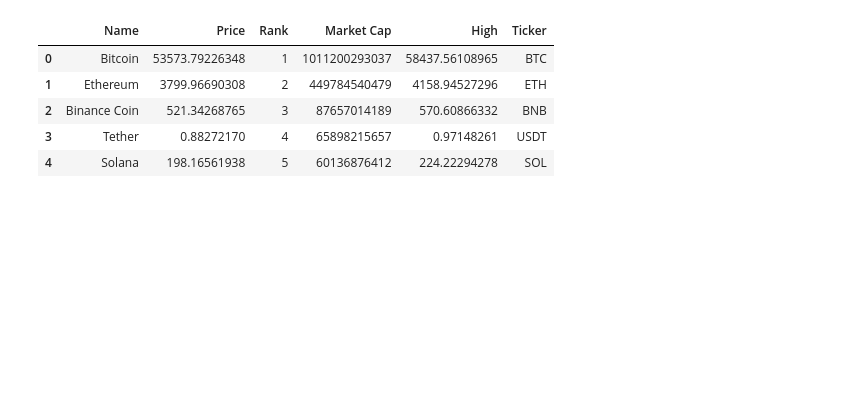
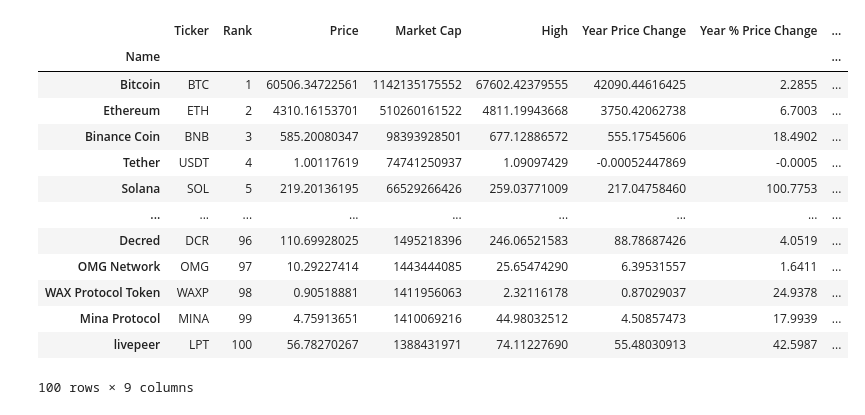
Before and after one commit to samuelroiz/Crypto_Analysis, a Jupyter notebook: Currency_comparer.ipynb, the cells around one changed output. Drawn from its saved outputs; the diff is of its cells as text; code cells hidden in the pictures; blank space fills up the shorter version.

```diff
--- a/Currency_comparer.ipynb
+++ b/Currency_comparer.ipynb
@@ -14,7 +14,7 @@ from scipy.stats import linregress
 from matplotlib import pyplot as plt
 import urllib.request
 # %%
-url = f"https://api.nomics.com/v1/currencies/ticker?key={nomics_key}&interval=365d&convert=&per-page=100&page=1"
+url = f"https://api.nomics.com/v1/currencies/ticker?key={nomics_key}&interval=30d,365d&convert=&per-page=100&page=1"
 
 response = requests.get(url).json()
 
@@ -38,45 +38,76 @@ print(json.dumps(response, indent=4, sort_keys=True))
     }
 ]
-# %%
-url = f"https://api.nomics.com/v1/currencies/ticker?key={nomics_key}&interval=365d&convert=EUR&per-page=100&page=1"
-
-response = requests.get(url).json()
 # %%
 
 
 name = []
 price = []
 rank = []
 cap = []
 high = []
 ticker = []
+year_price_change = []
+year_pct_price_change = []
+year_mktcap_change = []
+year_pct_mktcap_change = []
 set_index = 0
 for currency in response:
-    name.append(response[set_index]["name"])
-    ticker.append(response[set_index]['currency'])
-    rank.append(response[set_index]['rank'])
-    price.append(response[set_index]['price'])
-    cap.append(response[set_index]['market_cap'])
-    high.append(response[set_index]['high'])
-    set_index += 1
+    try:
+        name.append(response[set_index]["name"])
+        ticker.append(response[set_index]['currency'])
+        rank.append(response[set_index]['rank'])
+        price.append(response[set_index]['price'])
+        cap.append(response[set_index]['market_cap'])
+        high.append(response[set_index]['high'])
+
+        ypchange = response[set_index]['365d']['price_change']
+        year_price_change.append(ypchange)
+
+        yppchange = response[set_index]['365d']['price_change_pct']
+        year_pct_price_change.append(yppchange)
+
+        mpchange = response[set_index]['365d']["price_change"]
+        year_mktcap_change.append(mpchange)
+
+        mppchange = response[set_index]['365d']["price_change_pct"]
+        year_pct_mktcap_change.append(mppchange)
+
+        set_index += 1
+
+    except(KeyError):
+        year_mktcap_change.append("")
+        year_pct_mktcap_change.append("")
+        set_index += 1
 
 currency_df = pd.DataFrame({
     "Name": name,
+    "Ticker": ticker,
+    "Rank": rank,
     "Price": price,
-    "Rank": rank,
     "Market Cap": cap,
     "High": high,
-    "Ticker": ticker,
+    "Year Price Change": year_price_change,
+    "Year % Price Change": year_pct_price_change,
+    "Year Market Cap Change": year_mktcap_change,
+    "Year % Market Cap Change": year_pct_mktcap_change,
 })
-
-currency_df.head()
+currency_df.set_index('Name', inplace=True)
+currency_df.head(100)
 # %% [output]
-|  | Name | Price | Rank | Market Cap | High | Ticker |
-| 0 | Bitcoin | 53573.79226348 | 1 | 1011200293037 | 58437.56108965 | BTC |
-| 1 | Ethereum | 3799.96690308 | 2 | 449784540479 | 4158.94527296 | ETH |
-| 2 | Binance Coin | 521.34268765 | 3 | 87657014189 | 570.60866332 | BNB |
-| 3 | Tether | 0.88272170 | 4 | 65898215657 | 0.97148261 | USDT |
-| 4 | Solana | 198.16561938 | 5 | 60136876412 | 224.22294278 | SOL |
+|  | Ticker | Rank | Price | Market Cap | High | Year Price Change | Year % Price Change | ... |
+| Name |  |  |  |  |  |  |  | ... |
+| Bitcoin | BTC | 1 | 60506.34722561 | 1142135175552 | 67602.42379555 | 42090.44616425 | 2.2855 | ... |
+| Ethereum | ETH | 2 | 4310.16153701 | 510260161522 | 4811.19943668 | 3750.42062738 | 6.7003 | ... |
+| Binance Coin | BNB | 3 | 585.20080347 | 98393928501 | 677.12886572 | 555.17545606 | 18.4902 | ... |
+| Tether | USDT | 4 | 1.00117619 | 74741250937 | 1.09097429 | -0.00052447869 | -0.0005 | ... |
+| Solana | SOL | 5 | 219.20136195 | 66529266426 | 259.03771009 | 217.04758460 | 100.7753 | ... |
+| ... | ... | ... | ... | ... | ... | ... | ... | ... |
+| Decred | DCR | 96 | 110.69928025 | 1495218396 | 246.06521583 | 88.78687426 | 4.0519 | ... |
+| OMG Network | OMG | 97 | 10.29227414 | 1443444085 | 25.65474290 | 6.39531557 | 1.6411 | ... |
+| WAX Protocol Token | WAXP | 98 | 0.90518881 | 1411956063 | 2.32116178 | 0.87029037 | 24.9378 | ... |
+| Mina Protocol | MINA | 99 | 4.75913651 | 1410069216 | 44.98032512 | 4.50857473 | 17.9939 | ... |
+| livepeer | LPT | 100 | 56.78270267 | 1388431971 | 74.11227690 | 55.48030913 | 42.5987 | ... |
+100 rows × 9 columns
 # %%
 # print("Ok, let's compare some currencies")
 # currency_one = input("please insert the ticker of the first currency ")
```
Also changed, not shown: parts of 16 cells of this notebook, 2 other files.
